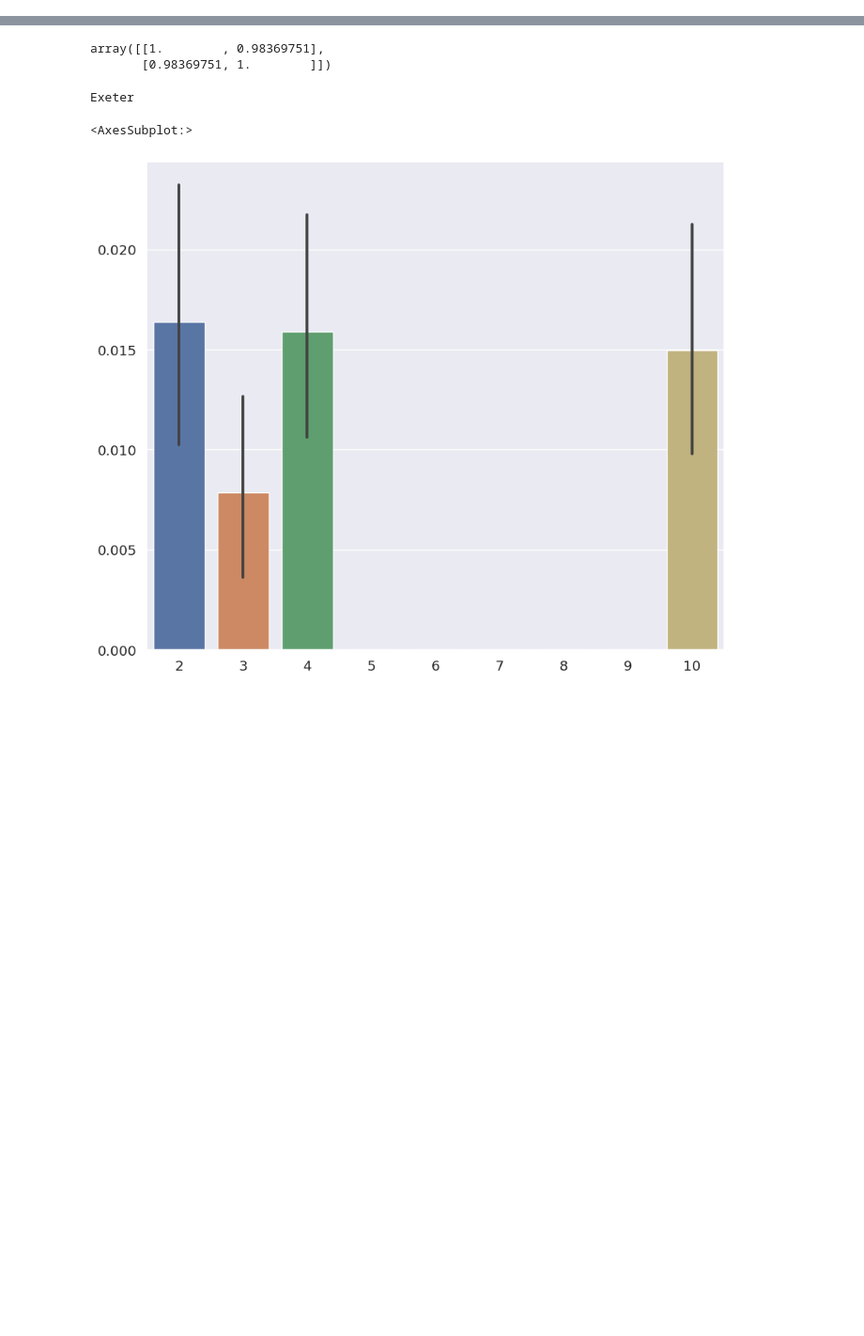
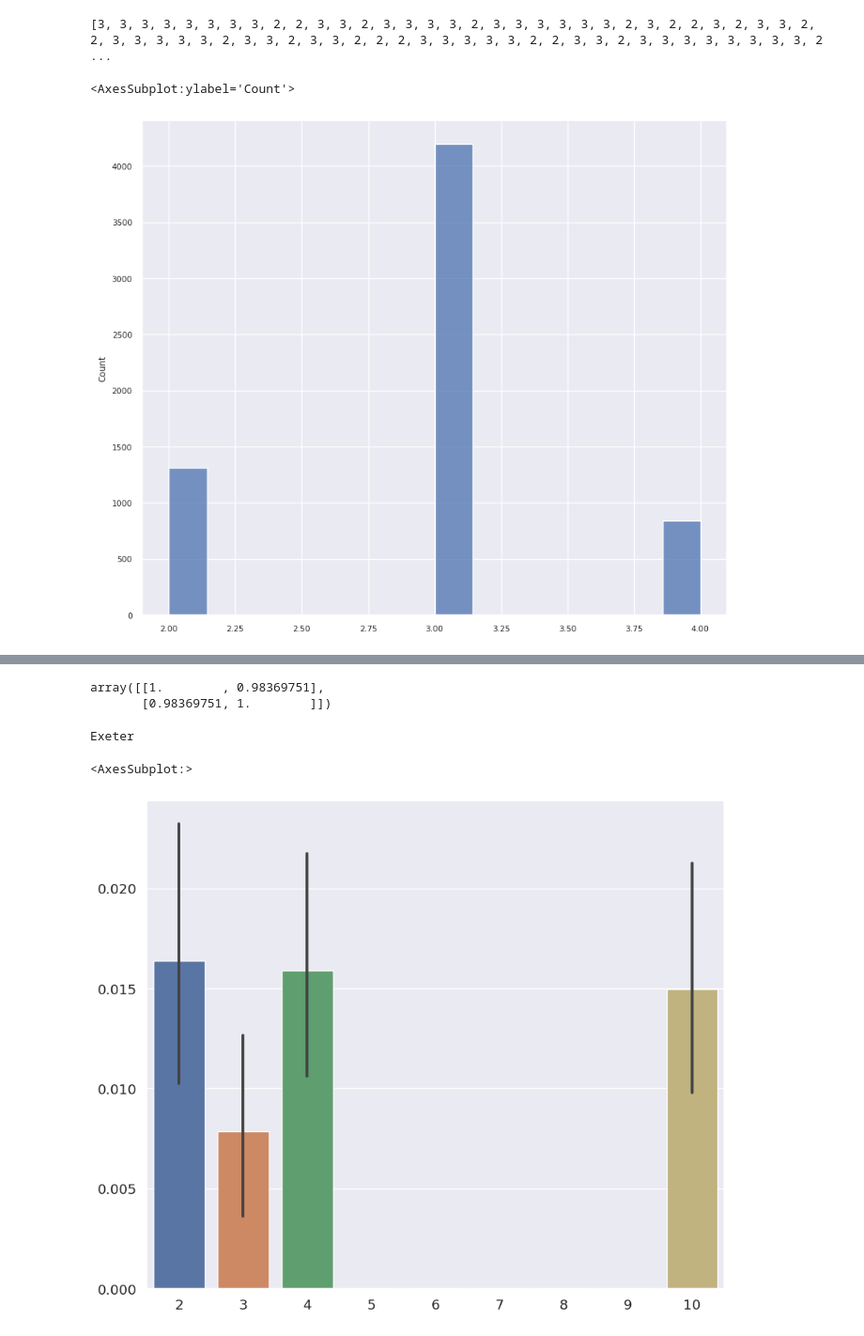
Before and after one commit to Dateb/WageringSystem, a Jupyter notebook: notebooks/Results Plotting.ipynb, the cells around one changed output, grey strips where cells are left out. Shown at 94% size. Drawn from its saved outputs; the diff is of its cells as text; code cells hidden in the pictures; blank space fills up the shorter version.

```diff
--- a/notebooks/Results Plotting.ipynb
+++ b/notebooks/Results Plotting.ipynb
@@ -202,0 +199,8 @@ dtype: float64
+# %%
+n_winners = [bet.bet_offer.n_winners for bet in test_bets]
+print(n_winners)
+sns.histplot(n_winners)
+# %% [output]
+[3, 3, 3, 3, 3, 3, 3, 3, 2, 2, 3, 3, 2, 3, 3, 3, 3, 2, 3, 3, 3, 3, 3, 3, 2, 3, 2, 2, 3, 2, 3, 3, 2, 2, 3, 3, 3, 3, 3, 2, 3, 3, 2, 3, 3, 2, 2, 2, 3, 3, 3, 3, 3, 2, 2, 3, 3, 2, 3, 3, 3, 3, 3, 3, 3, 3, 2 ...
+<AxesSubplot:ylabel='Count'>
+[figure, added]
```
Also changed, not shown: parts of 8 cells of this notebook, 27 other files.
